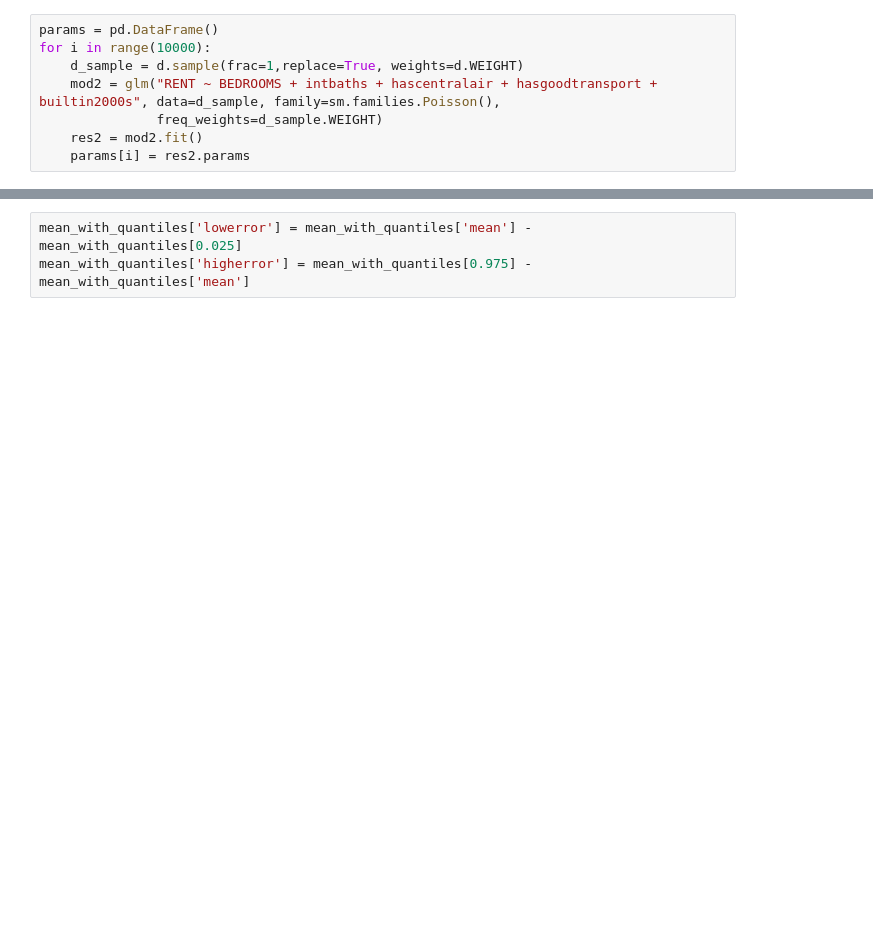
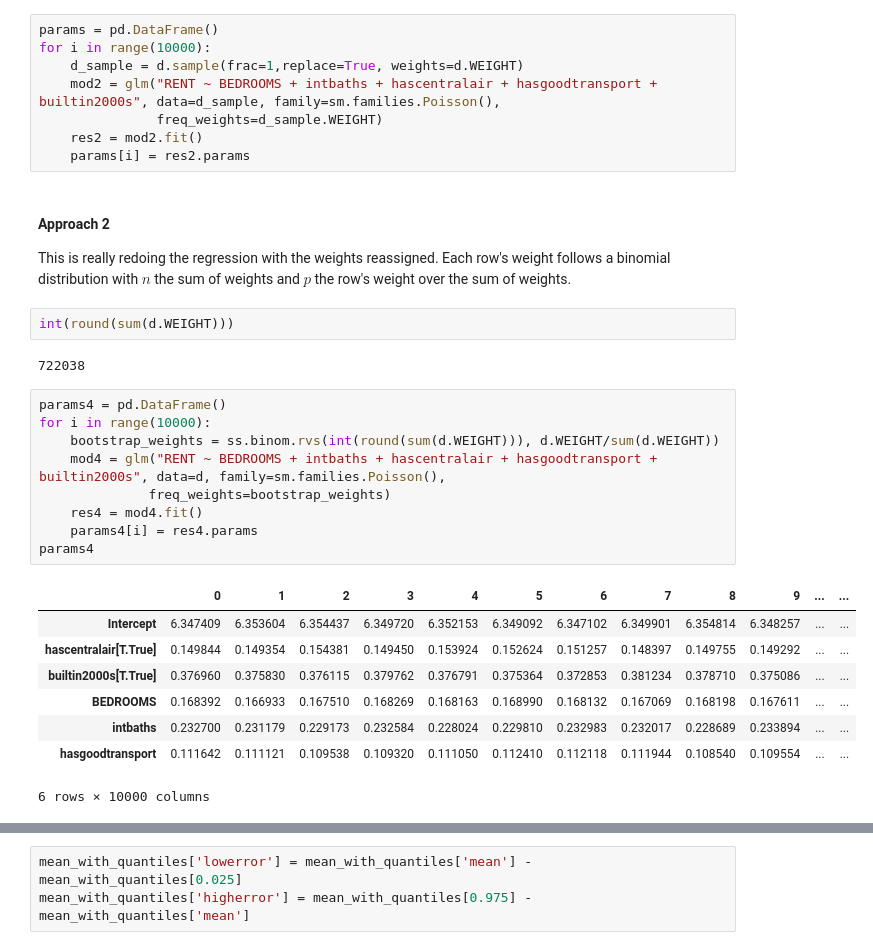
Before and after one commit to weizhongg/Boston-rental-prices-CS-506-project, a Jupyter notebook: Wei Zhong.ipynb, the cells around one changed output, grey strips where cells are left out. Saved outputs shown, nothing was run; the diff lists cells and outputs as text; blank space fills up the shorter version.

```diff
--- a/Wei Zhong.ipynb
+++ b/Wei Zhong.ipynb
@@ -203,3 +238,29 @@ for i in range(10000):
                freq_weights=d_sample.WEIGHT)
     res2 = mod2.fit()
     params[i] = res2.params
+# %% [markdown]
+#### Approach 2
+
+This is really redoing the regression with the weights reassigned. Each row's weight follows a binomial distribution with $n$ the sum of weights and $p$ the row's weight over the sum of weights.
+# %%
+int(round(sum(d.WEIGHT)))
+# %% [output]
+722038
+# %%
+params4 = pd.DataFrame()
+for i in range(10000):
+    bootstrap_weights = ss.binom.rvs(int(round(sum(d.WEIGHT))), d.WEIGHT/sum(d.WEIGHT))
+    mod4 = glm("RENT ~ BEDROOMS + intbaths + hascentralair + hasgoodtransport + builtin2000s", data=d, family=sm.families.Poisson(),
+              freq_weights=bootstrap_weights)
+    res4 = mod4.fit()
+    params4[i] = res4.params
+params4
+# %% [output]
+|  | 0 | 1 | 2 | 3 | 4 | 5 | 6 | 7 | 8 | 9 | ... | ... |
+| Intercept | 6.347409 | 6.353604 | 6.354437 | 6.349720 | 6.352153 | 6.349092 | 6.347102 | 6.349901 | 6.354814 | 6.348257 | ... | ... |
+| hascentralair[T.True] | 0.149844 | 0.149354 | 0.154381 | 0.149450 | 0.153924 | 0.152624 | 0.151257 | 0.148397 | 0.149755 | 0.149292 | ... | ... |
+| builtin2000s[T.True] | 0.376960 | 0.375830 | 0.376115 | 0.379762 | 0.376791 | 0.375364 | 0.372853 | 0.381234 | 0.378710 | 0.375086 | ... | ... |
+| BEDROOMS | 0.168392 | 0.166933 | 0.167510 | 0.168269 | 0.168163 | 0.168990 | 0.168132 | 0.167069 | 0.168198 | 0.167611 | ... | ... |
+| intbaths | 0.232700 | 0.231179 | 0.229173 | 0.232584 | 0.228024 | 0.229810 | 0.232983 | 0.232017 | 0.228689 | 0.233894 | ... | ... |
+| hasgoodtransport | 0.111642 | 0.111121 | 0.109538 | 0.109320 | 0.111050 | 0.112410 | 0.112118 | 0.111944 | 0.108540 | 0.109554 | ... | ... |
+6 rows × 10000 columns
```
Also changed, not shown: parts of 16 cells of this notebook.
